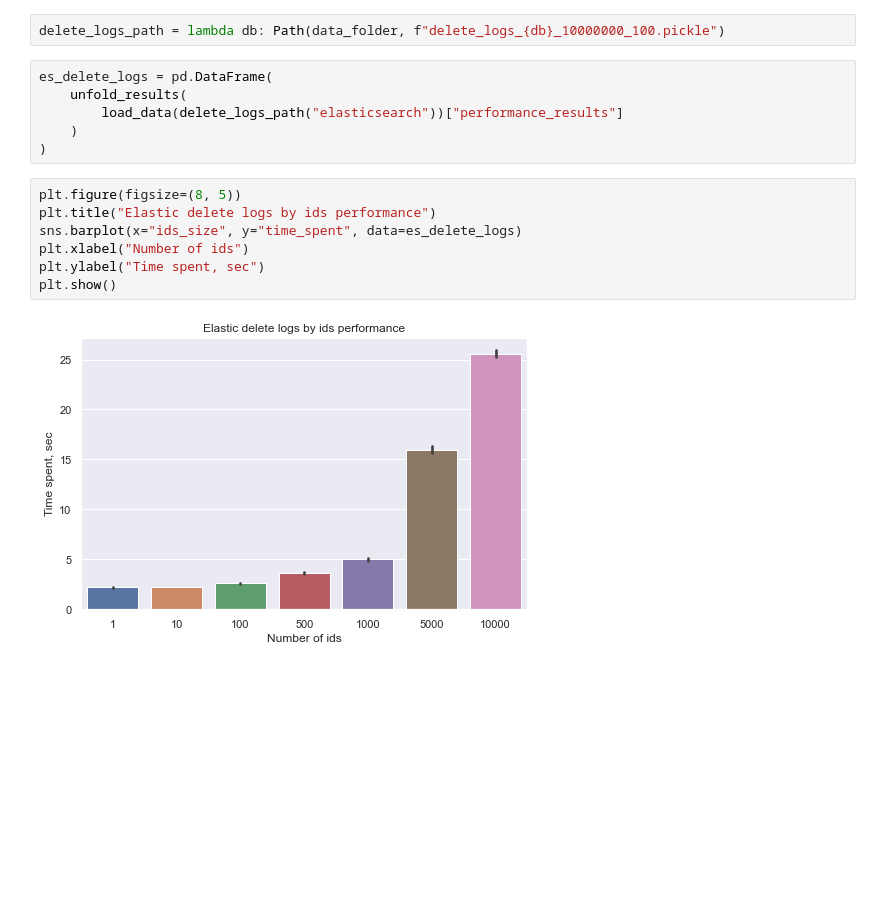
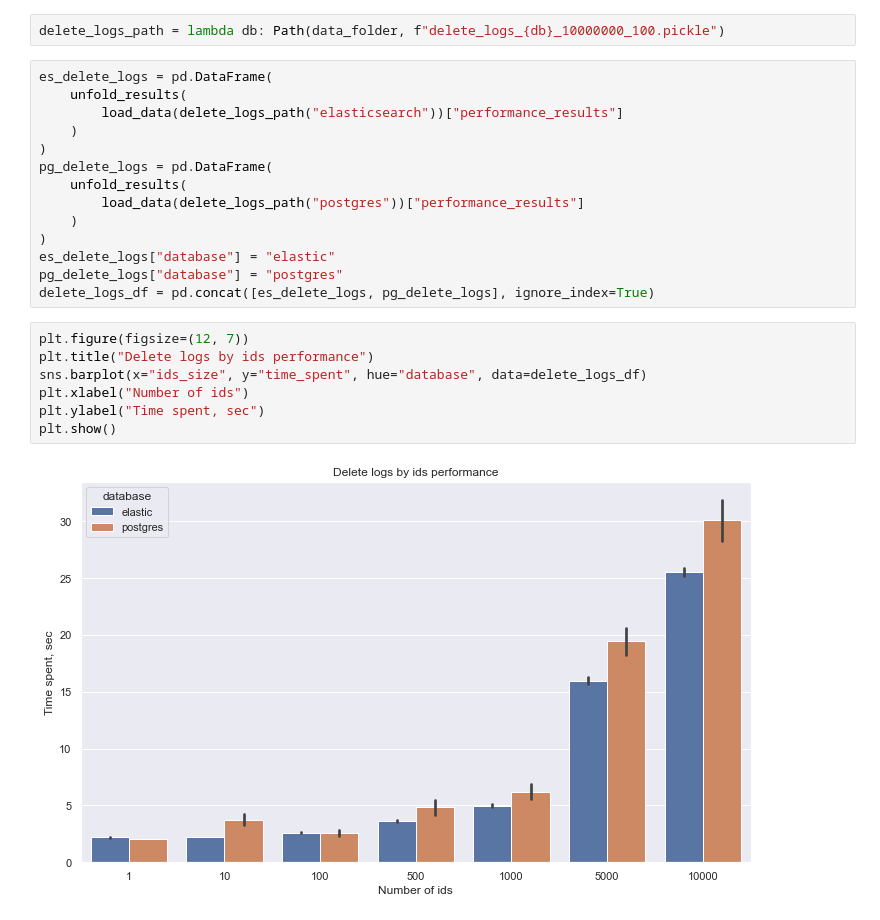
Before and after one commit to reportportal/es-logs-service, a Jupyter notebook: notebooks/performance_visualization.ipynb, the cells around one changed output. Saved outputs shown, nothing was run; the diff lists cells and outputs as text; blank space fills up the shorter version.

Commit message:
Add delete logs visualization for postgres and some plots for searching

```diff
--- a/notebooks/performance_visualization.ipynb
+++ b/notebooks/performance_visualization.ipynb
@@ -166,12 +195,20 @@ es_delete_logs = pd.DataFrame(
         load_data(delete_logs_path("elasticsearch"))["performance_results"]
     )
 )
+pg_delete_logs = pd.DataFrame(
+    unfold_results(
+        load_data(delete_logs_path("postgres"))["performance_results"]
+    )
+)
+es_delete_logs["database"] = "elastic"
+pg_delete_logs["database"] = "postgres"
+delete_logs_df = pd.concat([es_delete_logs, pg_delete_logs], ignore_index=True)
 # %%
-plt.figure(figsize=(8, 5))
-plt.title("Elastic delete logs by ids performance")
-sns.barplot(x="ids_size", y="time_spent", data=es_delete_logs)
+plt.figure(figsize=(12, 7))
+plt.title("Delete logs by ids performance")
+sns.barplot(x="ids_size", y="time_spent", hue="database", data=delete_logs_df)
 plt.xlabel("Number of ids")
 plt.ylabel("Time spent, sec")
 plt.show()
 # %% [output]
-[figure, old version]
+[figure, new version]
```
Also changed, not shown: parts of 10 cells of this notebook.
